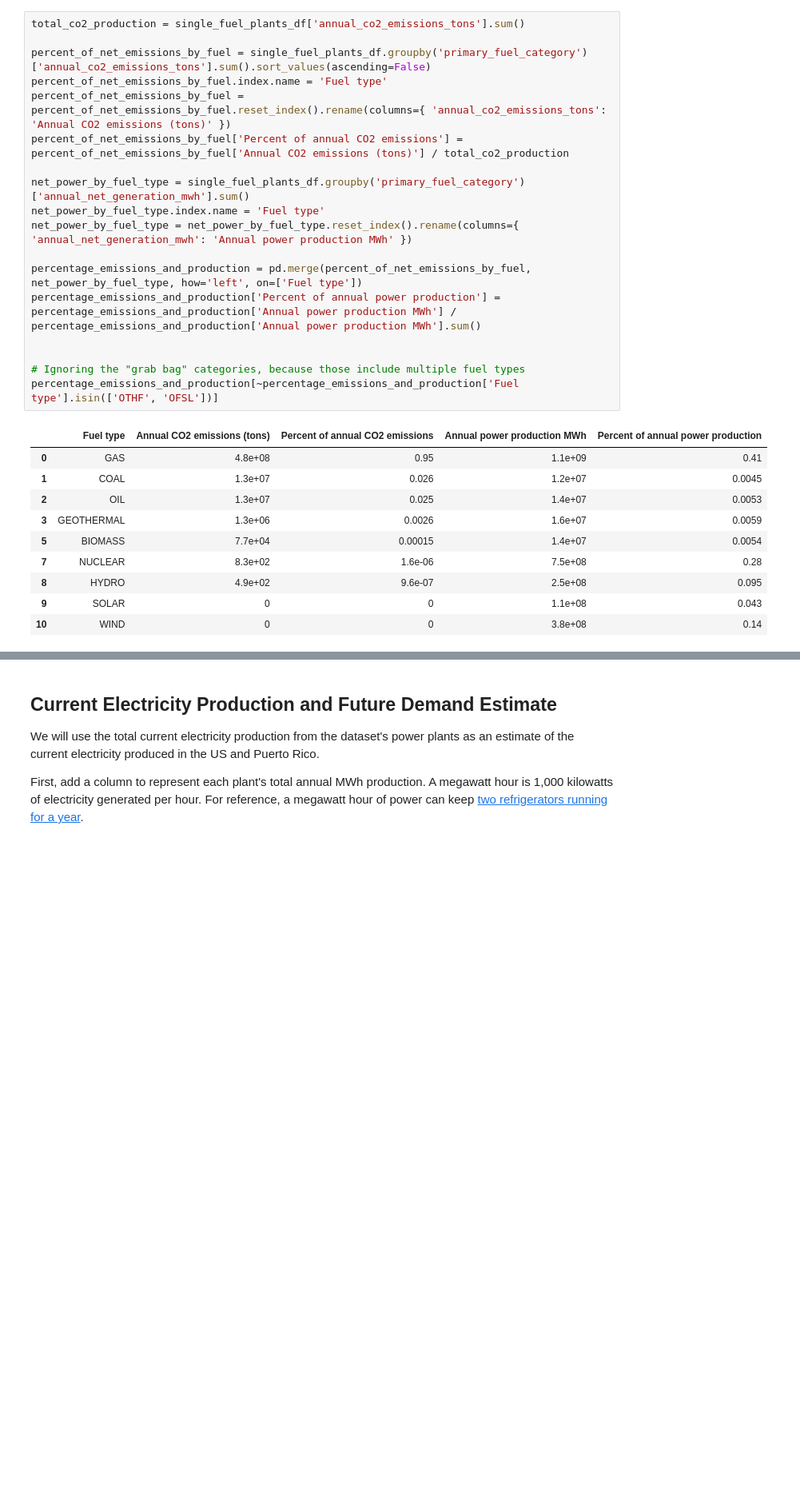
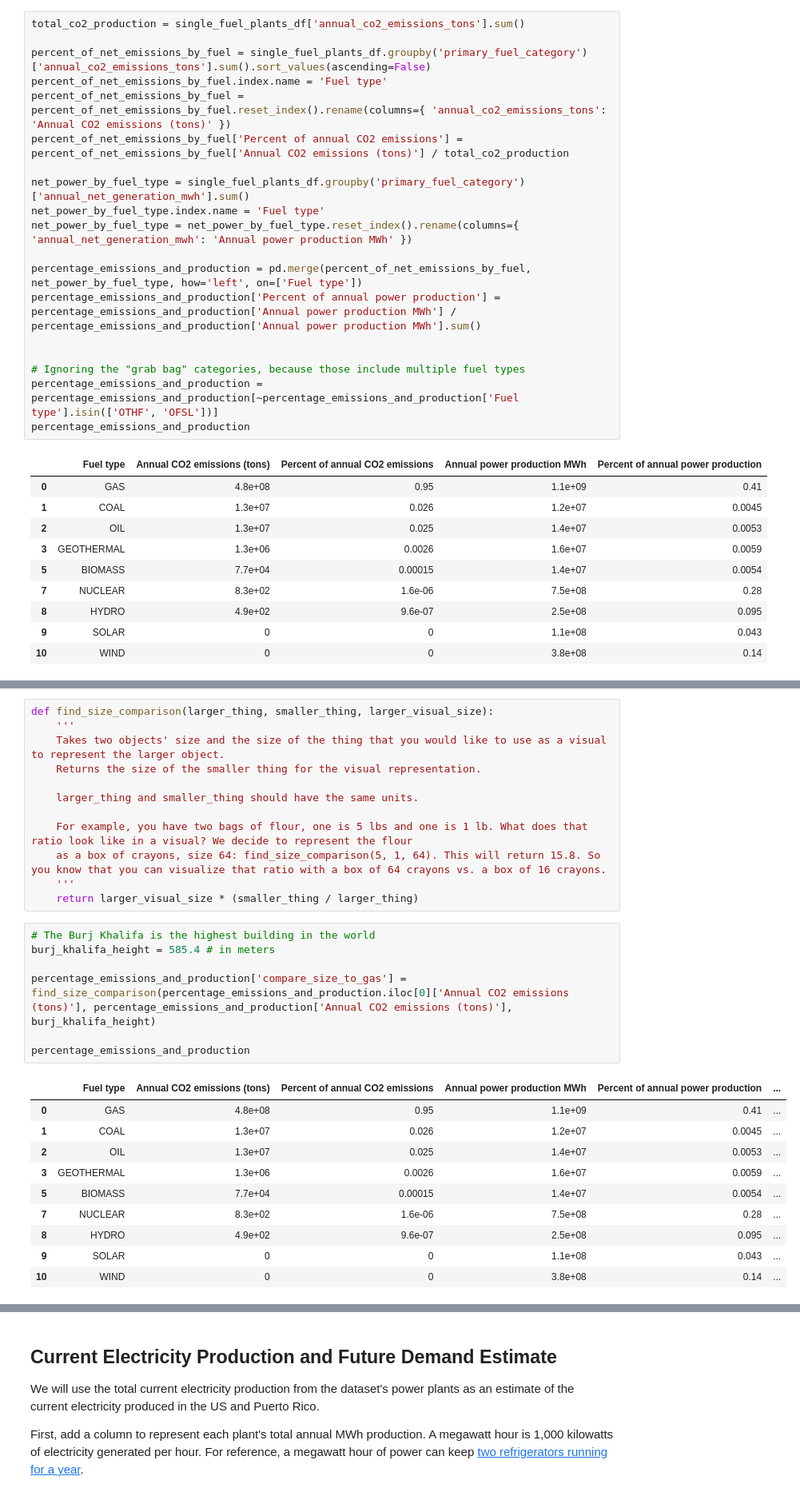
Before and after one commit to BenBagBag/egrid, a Jupyter notebook: How Green Is My Grid?.ipynb, the cells around one changed output, grey strips where cells are left out. Shown: that part at 80% size. Saved outputs shown, nothing was run; the diff lists cells and outputs as text; blank space fills up the shorter version.

Commit message:
add bar charts and size comparisons

```diff
--- a/How Green Is My Grid?.ipynb
+++ b/How Green Is My Grid?.ipynb
@@ -305,7 +315,8 @@ percentage_emissions_and_production['Percent of annual power production'] = perc
 
 
 # Ignoring the "grab bag" categories, because those include multiple fuel types
-percentage_emissions_and_production[~percentage_emissions_and_production['Fuel type'].isin(['OTHF', 'OFSL'])]
+percentage_emissions_and_production = percentage_emissions_and_production[~percentage_emissions_and_production['Fuel type'].isin(['OTHF', 'OFSL'])]
+percentage_emissions_and_production
 # %% [output]
 |  | Fuel type | Annual CO2 emissions (tons) | Percent of annual CO2 emissions | Annual power production MWh | Percent of annual power production |
 | 0 | GAS | 4.8e+08 | 0.95 | 1.1e+09 | 0.41 |
@@ -321,0 +352,30 @@ percentage_emissions_and_production[~percentage_emissions_and_production['Fuel t
+# %%
+def find_size_comparison(larger_thing, smaller_thing, larger_visual_size):
+    '''
+    Takes two objects' size and the size of the thing that you would like to use as a visual to represent the larger object.
+    Returns the size of the smaller thing for the visual representation.
+
+    larger_thing and smaller_thing should have the same units.
+
+    For example, you have two bags of flour, one is 5 lbs and one is 1 lb. What does that ratio look like in a visual? We decide to represent the flour
+    as a box of crayons, size 64: find_size_comparison(5, 1, 64). This will return 15.8. So you know that you can visualize that ratio with a box of 64 crayons vs. a box of 16 crayons.
+    '''
+    return larger_visual_size * (smaller_thing / larger_thing)
+# %%
+# The Burj Khalifa is the highest building in the world
+burj_khalifa_height = 585.4 # in meters
+
+percentage_emissions_and_production['compare_size_to_gas'] = find_size_comparison(percentage_emissions_and_production.iloc[0]['Annual CO2 emissions (tons)'], percentage_emissions_and_production['Annual CO2 emissions (tons)'], burj_khalifa_height)
+
+percentage_emissions_and_production
+# %% [output]
+|  | Fuel type | Annual CO2 emissions (tons) | Percent of annual CO2 emissions | Annual power production MWh | Percent of annual power production | ... |
+| 0 | GAS | 4.8e+08 | 0.95 | 1.1e+09 | 0.41 | ... |
+| 1 | COAL | 1.3e+07 | 0.026 | 1.2e+07 | 0.0045 | ... |
+| 2 | OIL | 1.3e+07 | 0.025 | 1.4e+07 | 0.0053 | ... |
+| 3 | GEOTHERMAL | 1.3e+06 | 0.0026 | 1.6e+07 | 0.0059 | ... |
+| 5 | BIOMASS | 7.7e+04 | 0.00015 | 1.4e+07 | 0.0054 | ... |
+| 7 | NUCLEAR | 8.3e+02 | 1.6e-06 | 7.5e+08 | 0.28 | ... |
+| 8 | HYDRO | 4.9e+02 | 9.6e-07 | 2.5e+08 | 0.095 | ... |
+| 9 | SOLAR | 0 | 0 | 1.1e+08 | 0.043 | ... |
+| 10 | WIND | 0 | 0 | 3.8e+08 | 0.14 | ... |
```
Also changed, not shown: parts of 14 cells of this notebook, 1 other file.
